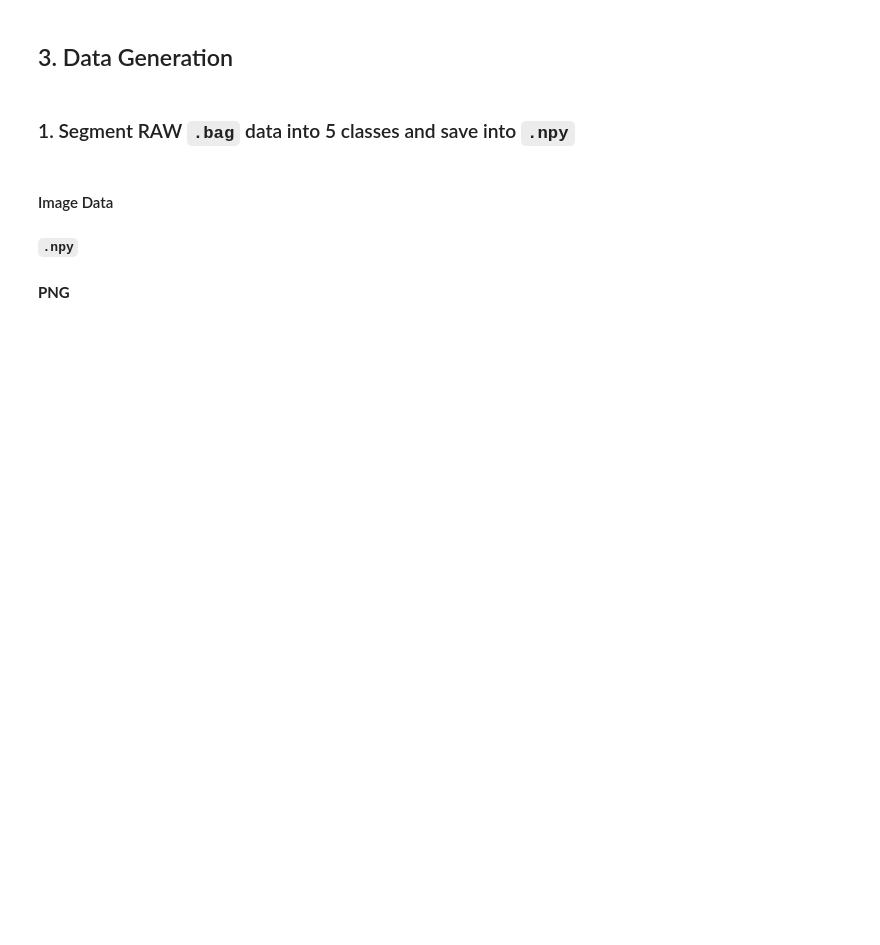
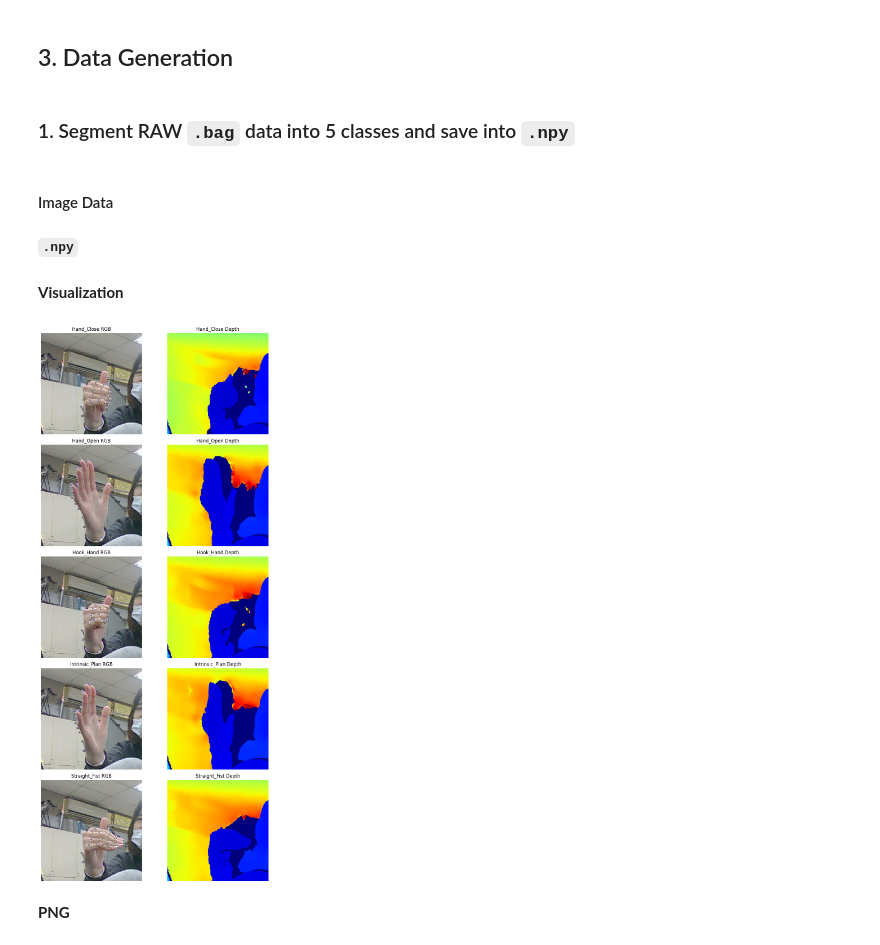
Before and after one commit to jeffrymahbuubi/depth-camera-orbbec, a Jupyter notebook: DEVELOPMENT/notebook/1_data_understanding.ipynb, the cells around one changed output. Saved outputs shown, nothing was run; the diff lists cells and outputs as text; code cells hidden in the pictures; blank space fills up the shorter version.

Commit message:
update: .npy data generation functionality

```diff
--- a/DEVELOPMENT/notebook/1_data_understanding.ipynb
+++ b/DEVELOPMENT/notebook/1_data_understanding.ipynb
@@ -253,8 +261,6 @@ save_image(apply_transform(recording_2["color_images"][0]), "recording_2_color_i
 # %% [markdown]
 **Segment Data into Five Classes**
 # %%
-import math
-
 import math
 
 def segment_data(data, extract_config=None, recording_id=None):
@@ -328,7 +334,6 @@ def segment_data(data, extract_config=None, recording_id=None):
 
     return segments
 
-
 def visualize_frames_matplotlib(frame_list, n_cols=10, figsize=(20, 4)):
     n_frames = len(frame_list)
     n_rows = math.ceil(n_frames / n_cols)
@@ -371,6 +376,8 @@ def visualize_frames_rerun(segmented_data):
     hand_close_list    = segmented_data.get("Hand Close")
     hook_hand_list     = segmented_data.get("Hook Hand")
 
+    print(f"data_shape: {hand_open_list[0].shape}")
+
     # Create a new recording stream with the "spawn" parameter
     stream = rr.new_recording("spawn", spawn=True)
 
@@ -402,13 +409,13 @@ def visualize_frames_rerun(segmented_data):
 extract_config = {
     "recording_0": 16,
     "recording_1": 8,
-    "recording_2": 10
+    "recording_2": 9
 }
 
 all_segmented = {}
 
 for rec_id, rec_data in processed_data.items():
-    color_list = rec_data["color_images"]
+    color_list = rec_data["depth_images"]
     # run segmentation on depth; you can do the same for color if desired
     segments = segment_data(
         data=color_list,
@@ -534,3 +545,68 @@ for recording_name, recording in processed_data.items():
+# %% [markdown]
+**Visualization**
+# %%
+import os
+import numpy as np
+import matplotlib.pyplot as plt
+from einops import rearrange
+
+def visualize_depth_examples(root_rgb: str, root_depth: str, recording_label: str):
+    """
+    Plot one RGB and one depth example per gesture class for a given recording.
+
+    Args:
+        root_rgb: Path to RGB data folder (contains class subfolders).
+        root_depth: Path to depth data folder (contains class subfolders).
+        recording_label: Prefix for files, e.g. 'recording_0'.
+    """
+    # Define gesture classes
+    classes = ["Hand_Close", "Hand_Open", "Hook_Hand", "Intrinsic_Plan", "Straight_Fist"]
+    n = len(classes)
+
+    # Prepare figure with n rows and 2 columns
+    fig, axes = plt.subplots(n, 2, figsize=(10, 4 * n))
+
+    for i, cls in enumerate(classes):
+        # Build file names
+        fname = f"{recording_label}_{cls}_000.npy"
+        rgb_path = os.path.join(root_rgb, cls, fname)
+        depth_path = os.path.join(root_depth, cls, fname)
+
+        # Load arrays
+        if not os.path.isfile(rgb_path):
+            raise FileNotFoundError(f"RGB file not found: {rgb_path}")
+        if not os.path.isfile(depth_path):
+            raise FileNotFoundError(f"Depth file not found: {depth_path}")
+
+        rgb_image = np.load(rgb_path)
+        depth_image = np.load(depth_path)
+
+        # Rearrange RGB if channels-first
+        if rgb_image.ndim == 3 and rgb_image.shape[0] in (1, 3, 4):
+            rgb_image = rearrange(rgb_image, 'c h w -> h w c')
+
+        # Plot RGB
+        ax_rgb = axes[i, 0]
+        ax_rgb.imshow(rgb_image)
+        ax_rgb.set_title(f"{cls} RGB")
+        ax_rgb.axis('off')
+
+        # Plot depth
+        ax_depth = axes[i, 1]
+        ax_depth.imshow(depth_image, cmap='jet')
+        ax_depth.set_title(f"{cls} Depth")
+        ax_depth.axis('off')
+
+    plt.tight_layout()
+    plt.show()
+
+# Example usage:
+ROOT_RGB = r"D:\RESEARCH ASSISTANT\6. Depth Camera\CODE\Orbbec Gemini 2XL\REMOTE\DEVELOPMENT\notebook\DATA\20250402\image\rgb"
+ROOT_DEPTH = r"D:\RESEARCH ASSISTANT\6. Depth Camera\CODE\Orbbec Gemini 2XL\REMOTE\DEVELOPMENT\notebook\DATA\20250402\image\depth"
+RECORDING = "recording_0"  # choose recording_0, recording_1, etc.
+visualize_depth_examples(ROOT_RGB, ROOT_DEPTH, RECORDING)
+# %% [output]
+[figure, added]
 # %% [markdown]
 **PNG**
 # %%
```
Also changed, not shown: parts of 10 cells of this notebook, 1 other file.
